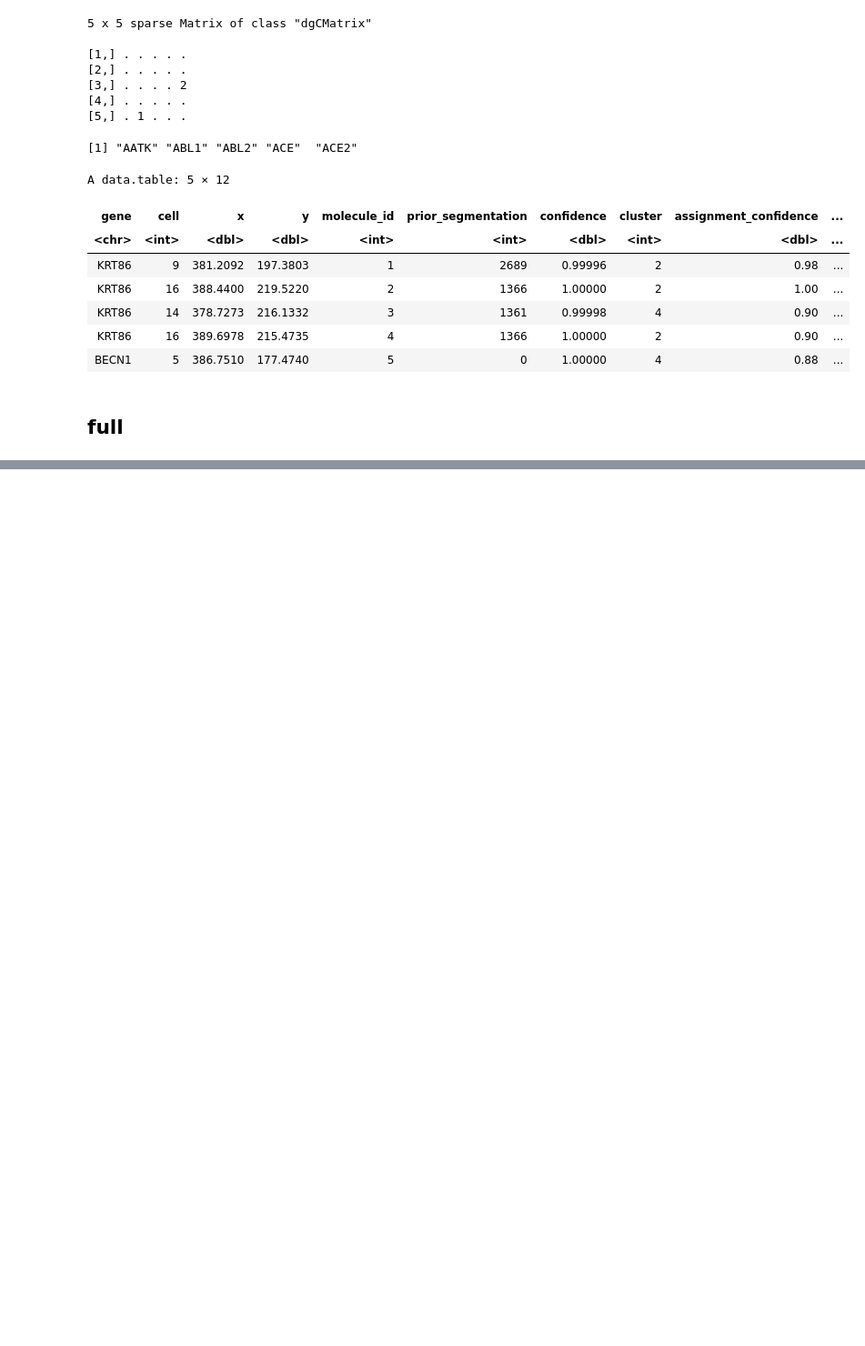
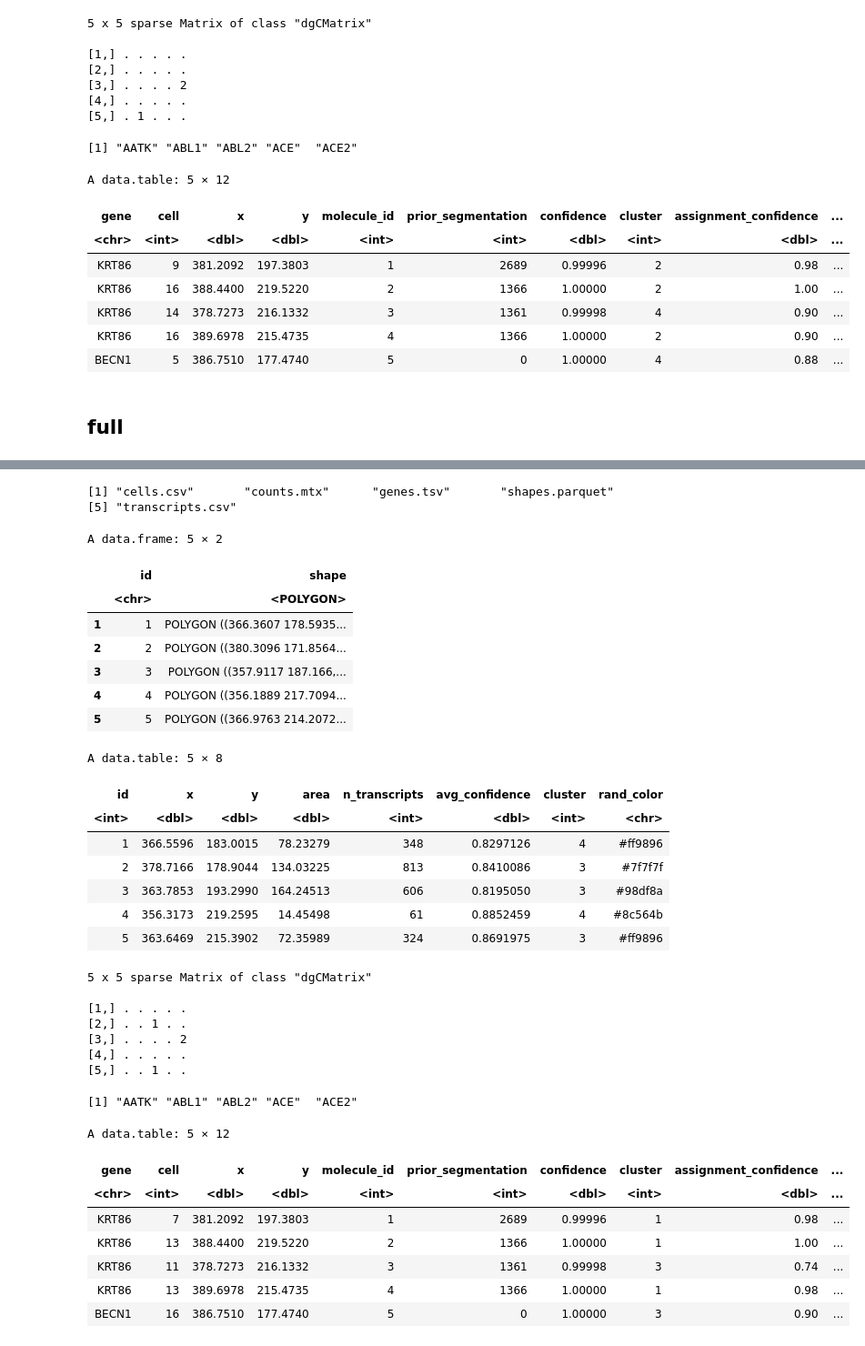
Before and after one commit to korsunskylab/spatula, a Jupyter notebook: notebooks/baysor.ipynb, the cells around one changed output, grey strips where cells are left out. Shown: that part at 91% size. Saved outputs shown, nothing was run; the diff lists cells and outputs as text; code cells hidden in the pictures; blank space fills up the shorter version.

```diff
--- a/notebooks/baysor.ipynb
+++ b/notebooks/baysor.ipynb
@@ -200,0 +183,43 @@ baysor.run <- function(
+# %%
+list.files('tmp')
+
+st_read_parquet('tmp/shapes.parquet') %>% head(5) %>% data.frame()
+fread('tmp/cells.csv', nrows = 5)
+spatula::readMM('tmp/counts.mtx')[1:5, 1:5]
+readLines('tmp/genes.tsv', n = 5)
+fread('tmp/transcripts.csv', nrows = 5)
+# %% [output]
+[1] "cells.csv"       "counts.mtx"      "genes.tsv"       "shapes.parquet"
+[5] "transcripts.csv"
+A data.frame: 5 × 2
+|  | id | shape |
+|  | <chr> | <POLYGON> |
+| 1 | 1 | POLYGON ((366.3607 178.5935... |
+| 2 | 2 | POLYGON ((380.3096 171.8564... |
+| 3 | 3 | POLYGON ((357.9117 187.166,... |
+| 4 | 4 | POLYGON ((356.1889 217.7094... |
+| 5 | 5 | POLYGON ((366.9763 214.2072... |
+A data.table: 5 × 8
+| id | x | y | area | n_transcripts | avg_confidence | cluster | rand_color |
+| <int> | <dbl> | <dbl> | <dbl> | <int> | <dbl> | <int> | <chr> |
+| 1 | 366.5596 | 183.0015 | 78.23279 | 348 | 0.8297126 | 4 | #ff9896 |
+| 2 | 378.7166 | 178.9044 | 134.03225 | 813 | 0.8410086 | 3 | #7f7f7f |
+| 3 | 363.7853 | 193.2990 | 164.24513 | 606 | 0.8195050 | 3 | #98df8a |
+| 4 | 356.3173 | 219.2595 | 14.45498 | 61 | 0.8852459 | 4 | #8c564b |
+| 5 | 363.6469 | 215.3902 | 72.35989 | 324 | 0.8691975 | 3 | #ff9896 |
+5 x 5 sparse Matrix of class "dgCMatrix"
+
+[1,] . . . . .
+[2,] . . 1 . .
+[3,] . . . . 2
+[4,] . . . . .
+[5,] . . 1 . .
+[1] "AATK" "ABL1" "ABL2" "ACE"  "ACE2"
+A data.table: 5 × 12
+| gene | cell | x | y | molecule_id | prior_segmentation | confidence | cluster | assignment_confidence | ... |
+| <chr> | <int> | <dbl> | <dbl> | <int> | <int> | <dbl> | <int> | <dbl> | ... |
+| KRT86 | 7 | 381.2092 | 197.3803 | 1 | 2689 | 0.99996 | 1 | 0.98 | ... |
+| KRT86 | 13 | 388.4400 | 219.5220 | 2 | 1366 | 1.00000 | 1 | 1.00 | ... |
+| KRT86 | 11 | 378.7273 | 216.1332 | 3 | 1361 | 0.99998 | 3 | 0.74 | ... |
+| KRT86 | 13 | 389.6978 | 215.4735 | 4 | 1366 | 1.00000 | 1 | 0.98 | ... |
+| BECN1 | 16 | 386.7510 | 177.4740 | 5 | 0 | 1.00000 | 3 | 0.90 | ... |
```
Also changed, not shown: parts of 5 cells of this notebook, 1 other file.
